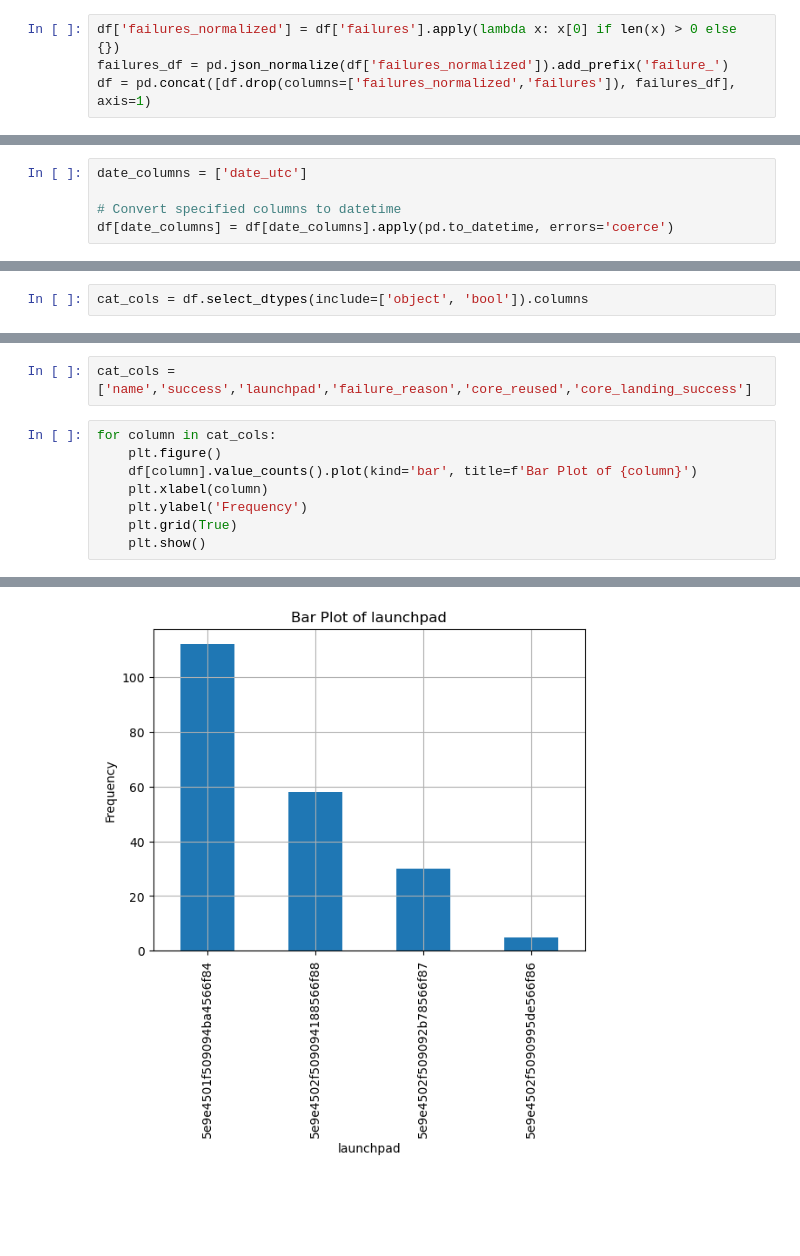
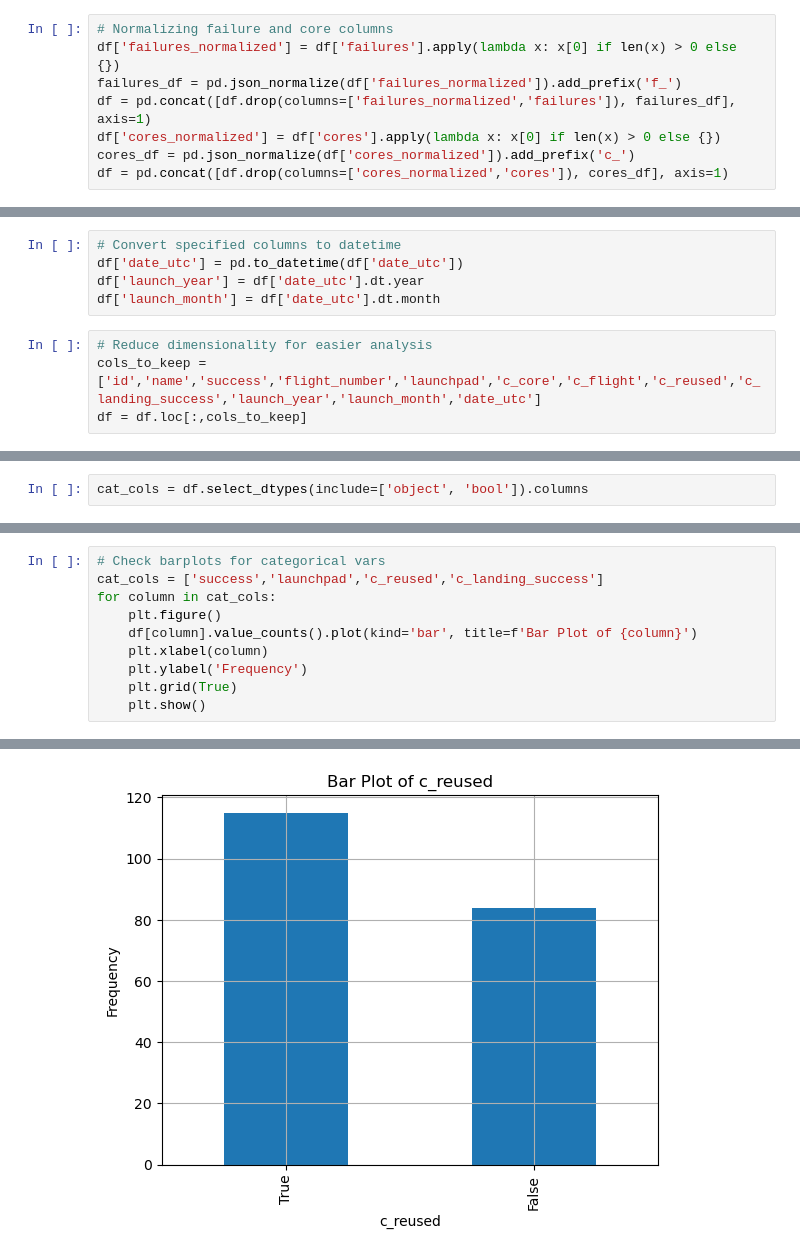
Before and after one commit to IamGr0o0t/my-spacex-etl-solution, a Jupyter notebook: notebooks/analysis.ipynb, the cells around one changed output, grey strips where cells are left out. Drawn from its saved outputs; the diff is of its cells as text; blank space fills up the shorter version.

Commit message:
Updated analysis notebook and etl pipeline

```diff
--- a/notebooks/analysis.ipynb
+++ b/notebooks/analysis.ipynb
@@ -31,6 +29,10 @@ df.head(1)
 |  | static_fire_date_utc | static_fire_date_unix | net | window | rocket | success | failures | details | ... |
 | 0 | 2006-03-17T00:00:00.000Z | 1.142554e+09 | False | 0.0 | 5e9d0d95eda69955f709d1eb | False | [{'time': 33, 'altitude': None, '... | Engine failure at 33 seconds and ... | ... |
 # %%
+# Normalizing failure and core columns
 df['failures_normalized'] = df['failures'].apply(lambda x: x[0] if len(x) > 0 else {})
-failures_df = pd.json_normalize(df['failures_normalized']).add_prefix('failure_')
+failures_df = pd.json_normalize(df['failures_normalized']).add_prefix('f_')
 df = pd.concat([df.drop(columns=['failures_normalized','failures']), failures_df], axis=1)
+df['cores_normalized'] = df['cores'].apply(lambda x: x[0] if len(x) > 0 else {})
+cores_df = pd.json_normalize(df['cores_normalized']).add_prefix('c_')
+df = pd.concat([df.drop(columns=['cores_normalized','cores']), cores_df], axis=1)
@@ -85,5 +50,0 @@ df.dtypes.reset_index()
-# %%
-date_columns = ['date_utc']
-
-# Convert specified columns to datetime
-df[date_columns] = df[date_columns].apply(pd.to_datetime, errors='coerce')
@@ -94 +95,10 @@ df = df.loc[:,cols_to_keep]
+# %%
+# Convert specified columns to datetime
+df['date_utc'] = pd.to_datetime(df['date_utc'])
+df['launch_year'] = df['date_utc'].dt.year
+df['launch_month'] = df['date_utc'].dt.month
+# %%
+# Reduce dimensionality for easier analysis
+cols_to_keep = ['id','name','success','flight_number','launchpad','c_core','c_flight','c_reused','c_landing_success','launch_year','launch_month','date_utc']
+df = df.loc[:,cols_to_keep]
 # %%
@@ -159,6 +155,6 @@ plt.show()
-# %%
-cat_cols = ['name','success','launchpad','failure_reason','core_reused','core_landing_success']
 # %%
+# Check barplots for categorical vars
+cat_cols = ['success','launchpad','c_reused','c_landing_success']
 for column in cat_cols:
     plt.figure()
     df[column].value_counts().plot(kind='bar', title=f'Bar Plot of {column}')
@@ -172 +168 @@ for column in cat_cols:
-[figure, old version]
+[figure, new version]
```
Also changed, not shown: parts of 30 cells of this notebook, 1 other file.
